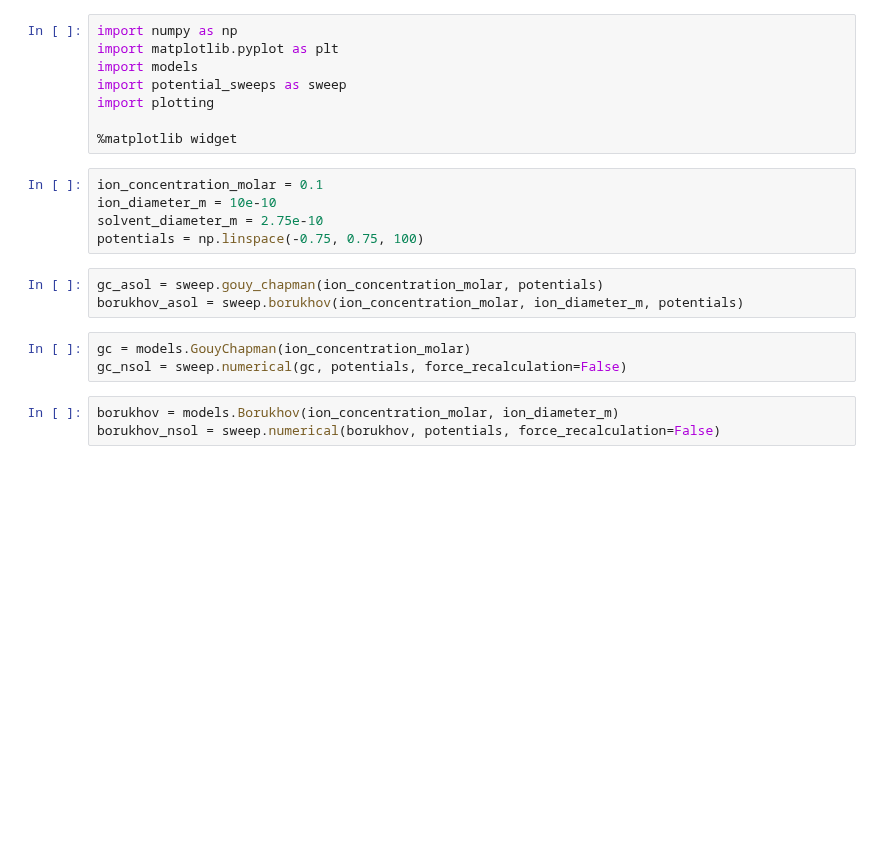
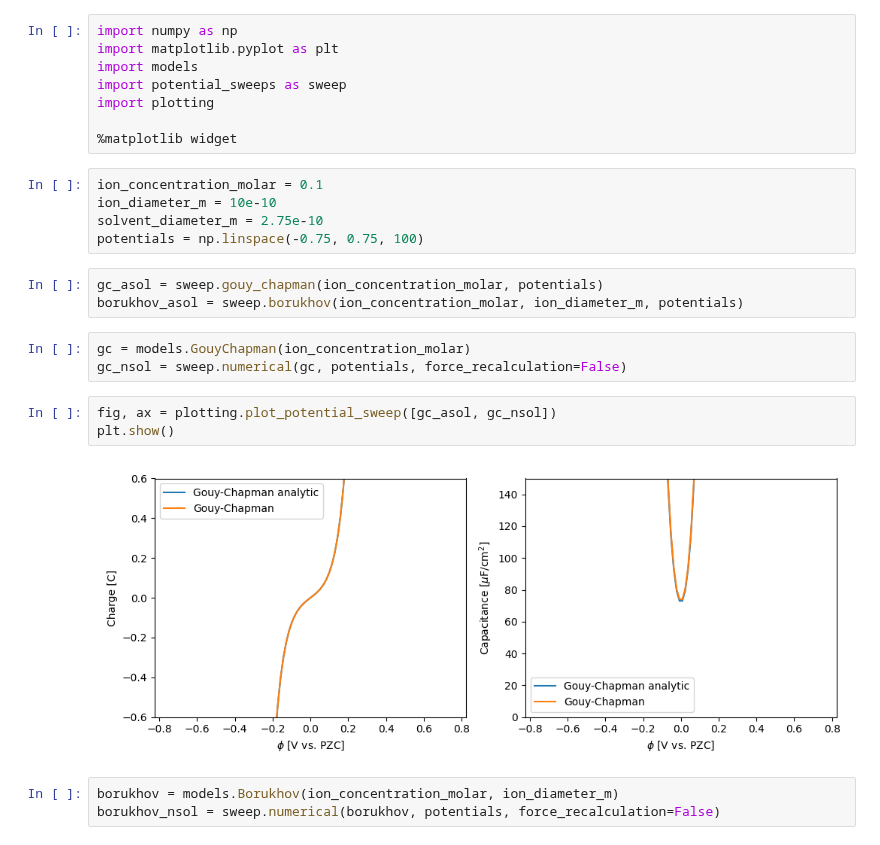
Before and after one commit to lucasdekam/frumkin, a Jupyter notebook: potential_sweeps.ipynb, the cells around one changed output. Cells and saved outputs as stored; diff of their text form; blank space fills up the shorter version.

```diff
--- a/potential_sweeps.ipynb
+++ b/potential_sweeps.ipynb
@@ -17,6 +17,11 @@ borukhov_asol = sweep.borukhov(ion_concentration_molar, ion_diameter_m, potentia
 # %%
 gc = models.GouyChapman(ion_concentration_molar)
 gc_nsol = sweep.numerical(gc, potentials, force_recalculation=False)
+# %%
+fig, ax = plotting.plot_potential_sweep([gc_asol, gc_nsol])
+plt.show()
+# %% [output]
+[figure, added]
 # %%
 borukhov = models.Borukhov(ion_concentration_molar, ion_diameter_m)
 borukhov_nsol = sweep.numerical(borukhov, potentials, force_recalculation=False)
```
Also changed, not shown: parts of 5 cells of this notebook.
